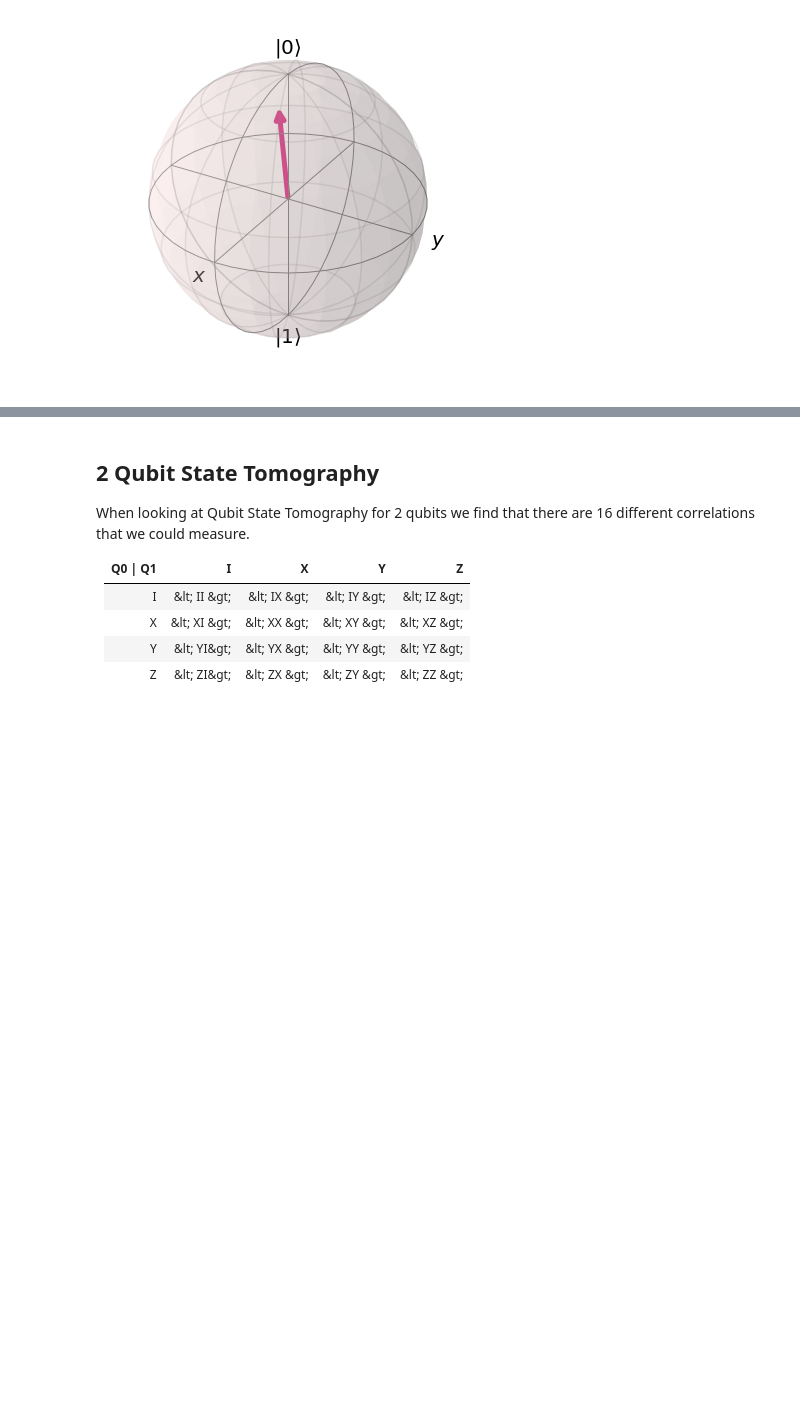
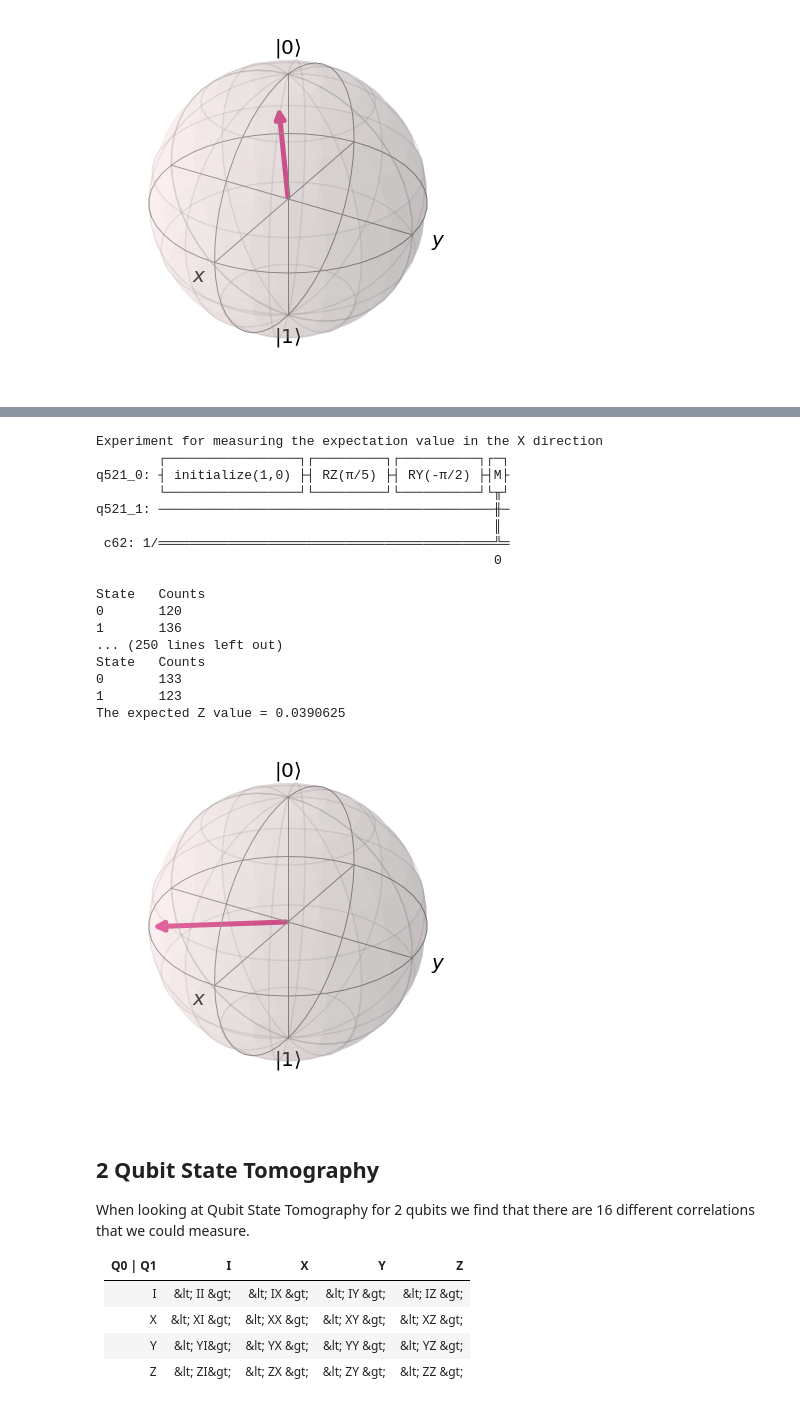
Before and after one commit to joostvdzalm/Internation-QI-team, a Jupyter notebook: Qubit Process Tomography.ipynb, the cells around one changed output, grey strips where cells are left out. Cells and saved outputs as stored; diff of their text form; code cells hidden in the pictures; blank space fills up the shorter version.

Commit message:
Added the recent changes, part 1.d) where we are inputting cardinal states

```diff
--- a/Qubit Process Tomography.ipynb
+++ b/Qubit Process Tomography.ipynb
@@ -188,3 +191,74 @@ After the experiments we find the following bloch vector [-0.015625, -0.0859375,
+# %%
+# The states we have here are the following: ['0', '1', '+', '-', 'i', '-i']
+states = [np.array([1,0]),np.array([0,1]),1/np.sqrt(2) * np.array([1,1]), \
+          1/np.sqrt(2) * np.array([1,-1]), 1/np.sqrt(2) * np.array([1, complex(0,1)]), 1/np.sqrt(2) * np.array([1, complex(0,-1)])]
+possible_directions = ['X', 'Y', 'Z']
+expected_values = np.zeros((6,3))
+
+j=0
+for initial_state in states:
+    i=0
+    for direction in possible_directions:
+        print('Experiment for measuring the expectation value in the', direction, 'direction')
+
+        ## Setting up experiment
+        q = qk.QuantumRegister(2)         # Create a Quantum register of 1 qubit
+        c = qk.ClassicalRegister(1)       # Create a Classical register of 1 bit
+
+        circuit = qk.QuantumCircuit(q,c)  # Create a Quantum Circuit acting on a quantum register of 1 qubit
+
+        circuit.initialize(initial_state, 0)  # Initialize the 0th qubit using a complex vector
+
+
+        circuit.rz(math.pi/5,0)           # Rotate by pi/5 around the z-axis
+
+        if direction == 'X' :
+            circuit.ry(-math.pi/2, 0)
+        elif direction == 'Y' :
+            circuit.rx(math.pi/2, 0)
+        circuit.measure(q[0],c)           # Do a measurement in the standard basis
+        print(circuit)                    # Circuit can simply be printed in this way
+
+        ## Measuring the the expected value
+        number_of_shots = 256
+        qi_job = qk.execute(circuit, backend=qi_backend, shots=number_of_shots)
+        qi_result = qi_job.result()
+        histogram = qi_result.get_counts(circuit)
+        print('\nState\tCounts')
+        expected_value = 0
+        for state, counts in histogram.items():
+            print('{0}\t{1}'.format(state, counts))
+            expected_value += (-1)**int(state) * int(counts)
+        expected_values[j,i] = expected_value / number_of_shots
+        print('The expected', direction, 'value =', str(expected_values[j,i]),'\n\n')
+        i += 1
+    j += 1
+
+qk.visualization.plot_bloch_vector(expected_values[0])
+qk.visualization.plot_bloch_vector(expected_values[1])
+qk.visualization.plot_bloch_vector(expected_values[2])
+qk.visualization.plot_bloch_vector(expected_values[3])
+qk.visualization.plot_bloch_vector(expected_values[4])
+qk.visualization.plot_bloch_vector(expected_values[5])
+# %% [output]
+Experiment for measuring the expectation value in the X direction
+        ┌─────────────────┐┌─────────┐┌──────────┐┌─┐
+q521_0: ┤ initialize(1,0) ├┤ RZ(π/5) ├┤ RY(-π/2) ├┤M├
+        └─────────────────┘└─────────┘└──────────┘└╥┘
+q521_1: ───────────────────────────────────────────╫─
+                                                   ║
+ c62: 1/═══════════════════════════════════════════╩═
+                                                   0
+
+State   Counts
+0       120
+1       136
+... (250 lines left out)
+State   Counts
+0       133
+1       123
+The expected Z value = 0.0390625
+[figure, added]
 # %% [markdown]
 ## 2 Qubit State Tomography
 When looking at Qubit State Tomography for 2 qubits we find that there are 16 different correlations that we could measure.
```
Also changed, not shown: parts of 4 cells of this notebook.
